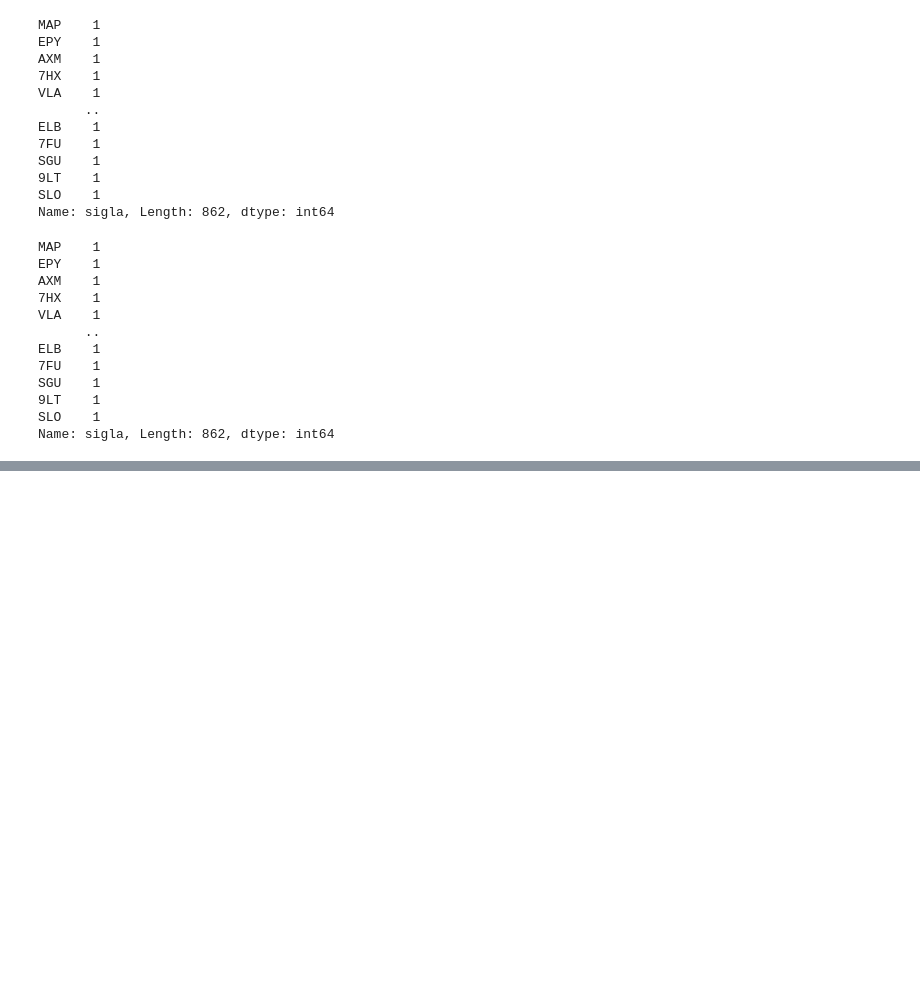
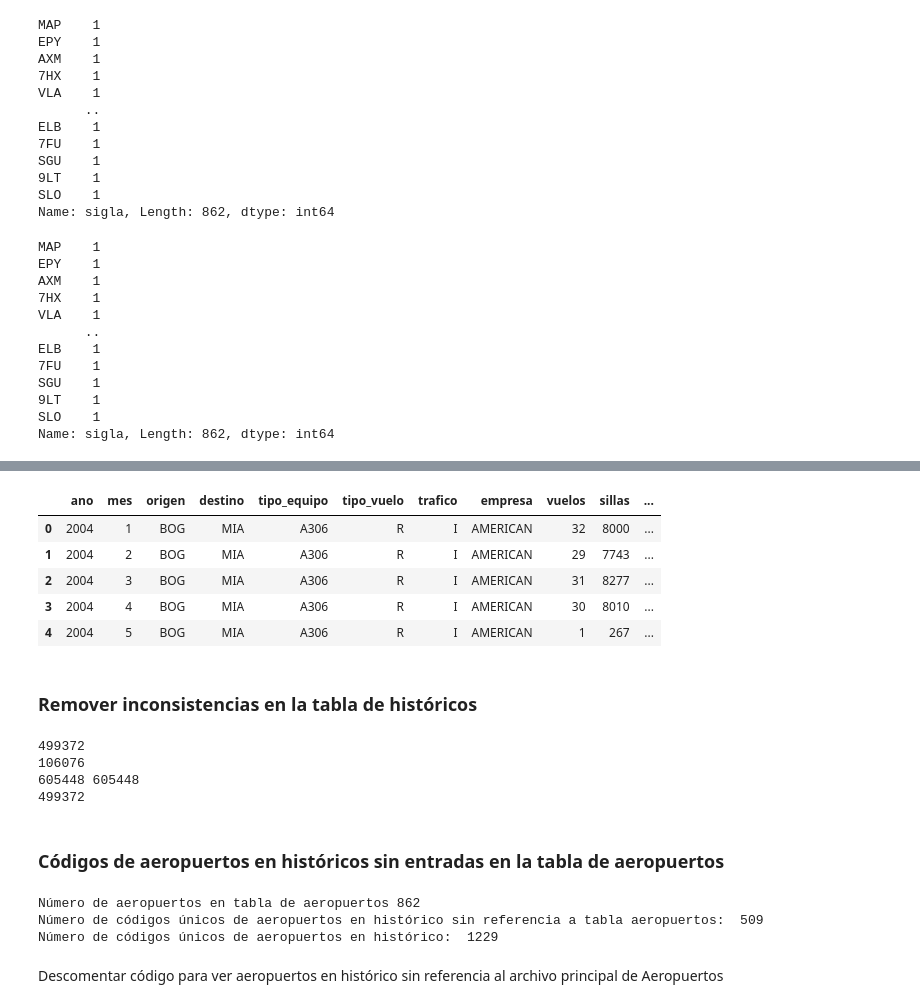
Before and after one commit to ddelcastillo/BI_Proyecto_2, a Jupyter notebook: E2/Aeropuertos.ipynb, the cells around one changed output, grey strips where cells are left out. Cells and saved outputs as stored; diff of their text form; code cells hidden in the pictures; blank space fills up the shorter version.

Commit message:
Aeropuerto v2, histórico1

```diff
--- a/E2/Aeropuertos.ipynb
+++ b/E2/Aeropuertos.ipynb
@@ -108,3 +108,7 @@ SGU    1
 9LT    1
 SLO    1
 Name: sigla, Length: 862, dtype: int64
+# %%
+aero = pd.read_csv('./datos_modificados/aeropuertos_v1.csv')
+historico = pd.read_csv('./datos_originales/aeropuertos_historico_data.csv', sep=';')
+aero.head()
@@ -110,0 +123,66 @@ Name: sigla, Length: 862, dtype: int64
+# %%
+historico.head()
+# %% [output]
+|  | ano | mes | origen | destino | tipo_equipo | tipo_vuelo | trafico | empresa | vuelos | sillas | ... |
+| 0 | 2004 | 1 | BOG | MIA | A306 | R | I | AMERICAN | 32 | 8000 | ... |
+| 1 | 2004 | 2 | BOG | MIA | A306 | R | I | AMERICAN | 29 | 7743 | ... |
+| 2 | 2004 | 3 | BOG | MIA | A306 | R | I | AMERICAN | 31 | 8277 | ... |
+| 3 | 2004 | 4 | BOG | MIA | A306 | R | I | AMERICAN | 30 | 8010 | ... |
+| 4 | 2004 | 5 | BOG | MIA | A306 | R | I | AMERICAN | 1 | 267 | ... |
+# %% [markdown]
+### Remover inconsistencias en la tabla de históricos
+# %%
+aero_sigle = aero['sigla']
+origen_column = historico['origen']
+destino_column = historico['destino']
+
+# peajes = peajes.loc[peajes['nombre'].isin(iterable_recaudo)]
+
+origen_vector = historico['origen'].isin(aero_sigle)
+destino_vector = historico['destino'].isin(aero_sigle)
+
+ambas = origen_vector & destino_vector
+historico_coherente = historico.loc[ambas]
+
+print('El número de registros en históricos con '
+      'datos de origen y destino en aeropuertos es: '
+      '',ambas.values.sum())
+print('El número de registros a eliminar de históricos por'
+      'inconsistencias es: ',historico.shape[0] - ambas.values.sum()) #Registros a eliminar en histórico
+
+print(len(origen_vector), len(destino_vector))
+print(historico_coherente.shape[0])
+# %% [output]
+499372
+106076
+605448 605448
+499372
+# %% [markdown]
+### Códigos de aeropuertos en históricos sin entradas en la tabla de aeropuertos
+# %%
+origen_incoherente = historico.loc[~origen_vector]['origen']
+destino_incoherente = historico.loc[~destino_vector]['destino']
+
+columna_incoherente = pd.concat([origen_incoherente,
+                                 destino_incoherente],
+                                axis=0, ignore_index=True)
+
+print('Número de aeropuertos en tabla de aeropuertos'
+      '', aero.shape[0])
+print('Número de códigos únicos de aeropuertos '
+      'en histórico sin referencia a tabla aeropuertos: '
+      '', len(columna_incoherente.unique()))
+
+codigos_totales = pd.concat([historico['origen'],
+                                 historico['destino']],
+                                axis=0, ignore_index=True)
+print('Número de códigos únicos de aeropuertos '
+      'en histórico: '
+      '', len(codigos_totales.unique()))
+# %% [output]
+Número de aeropuertos en tabla de aeropuertos 862
+Número de códigos únicos de aeropuertos en histórico sin referencia a tabla aeropuertos:  509
+Número de códigos únicos de aeropuertos en histórico:  1229
+# %% [markdown]
+Descomentar código para ver aeropuertos en histórico sin referencia al archivo
+principal de Aeropuertos
```
Also changed, not shown: parts of 6 cells of this notebook, 4 other files.
